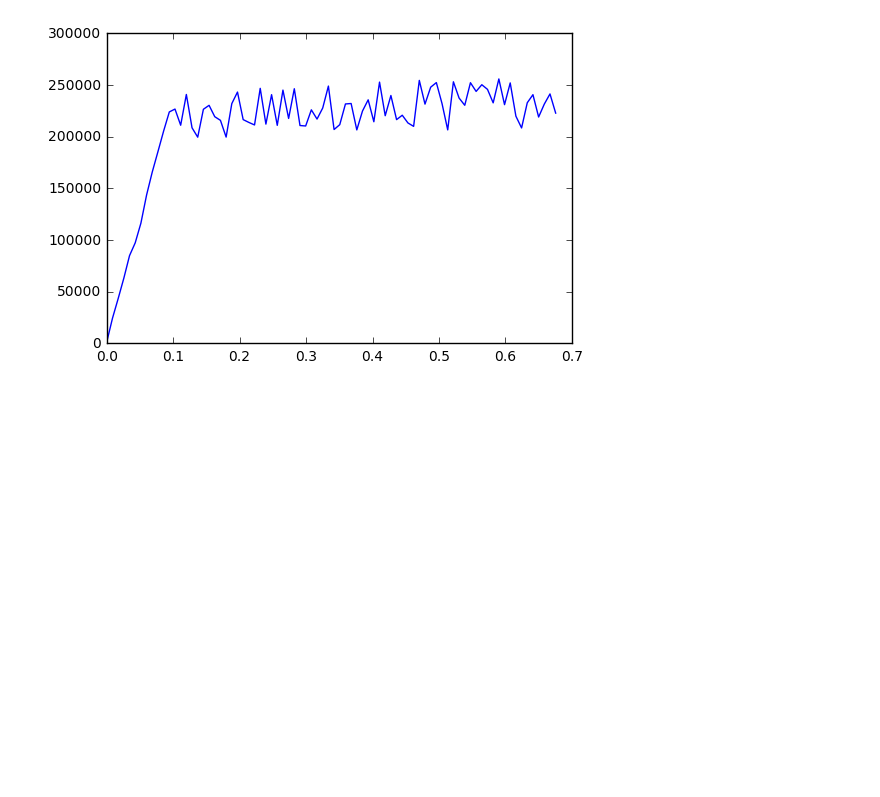
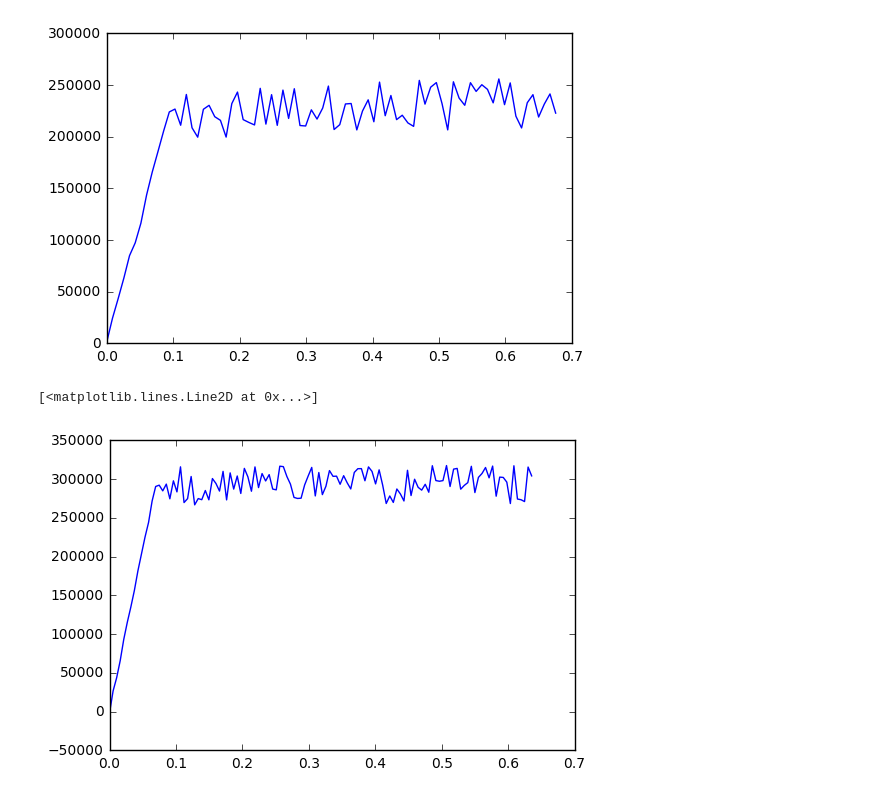
Before and after one commit to mse150s21/project1, a Jupyter notebook: Jalen Scratch.ipynb, the cells around one changed output. Drawn from its saved outputs; the diff is of its cells as text; code cells hidden in the pictures; blank space fills up the shorter version.

Commit message:
Added a second plot to notebook: graph looks similar

```diff
--- a/Jalen Scratch.ipynb
+++ b/Jalen Scratch.ipynb
@@ -14,3 +14,9 @@ plt.plot(a[:,0],a[:,1])
 # %% [output]
 [<matplotlib.lines.Line2D at 0x...>]
 [figure]
+# %%
+a = numpy.loadtxt('samples/2.raw',skiprows=1,delimiter=',')
+plt.plot(a[:,0],a[:,1])
+# %% [output]
+[<matplotlib.lines.Line2D at 0x...>]
+[figure, added]
```
